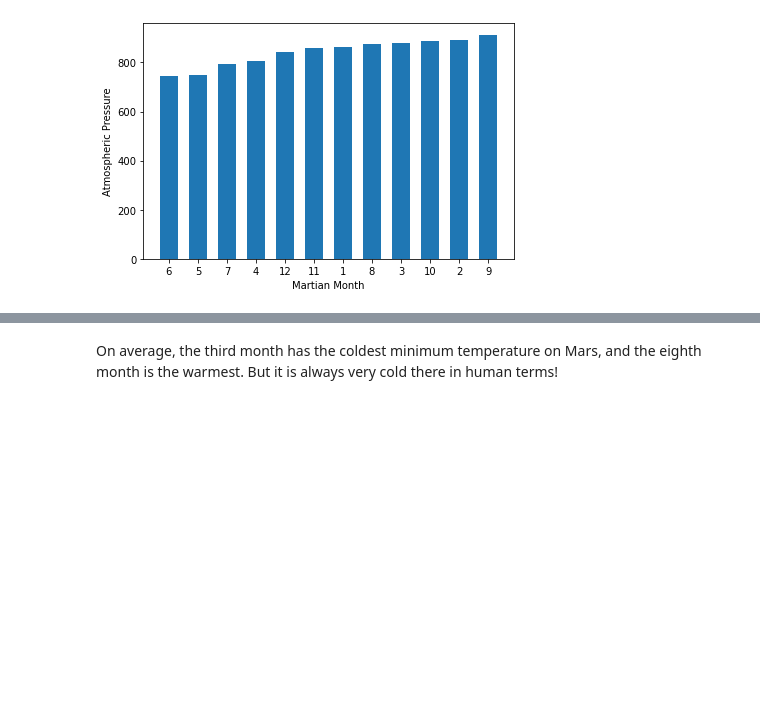
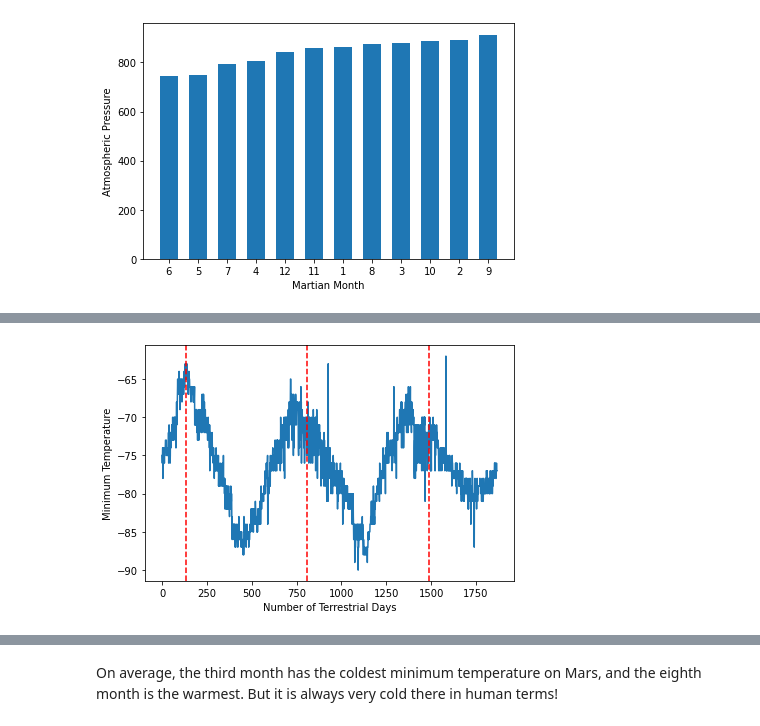
Before and after one commit to scheaton/web-scraping-challenge, a Jupyter notebook: part_2_mars_weather.ipynb, the cells around one changed output, grey strips where cells are left out. Drawn from its saved outputs; the diff is of its cells as text; code cells hidden in the pictures; blank space fills up the shorter version.

```diff
--- a/part_2_mars_weather.ipynb
+++ b/part_2_mars_weather.ipynb
@@ -287,2 +282,0 @@ df[df['terrestrial_date'].duplicated()]
-# %%
-df['terrestial_days'] = df[terrestrial_date]
@@ -289,8 +299,14 @@ df['terrestial_days'] = df[terrestrial_date]
 # %%
 # 5. How many terrestrial (earth) days are there in a Martian year?
-plt.bar(range(1,13), press_data_sorted['pressure'], width=.6)
-plt.xlabel('Martian Month')
-plt.ylabel('Atmospheric Pressure')
-plt.xticks(range(1,13), press_data_sorted["month"])
+plt.plot(df.index, df['min_temp'])
+plt.xlabel('Number of Terrestrial Days')
+plt.ylabel('Minimum Temperature')
+first_peak = 135
+year_estimate = 675
+plt.axvline(first_peak, color='red', linestyle='--')
+plt.axvline(first_peak+year_estimate, color='red', linestyle='--')
+plt.axvline(first_peak+year_estimate+year_estimate, color='red', linestyle='--')
 plt.tight_layout()
 plt.show()
+# %% [output]
+[figure, added]
```
Also changed, not shown: parts of 6 cells of this notebook, 1 other file.
